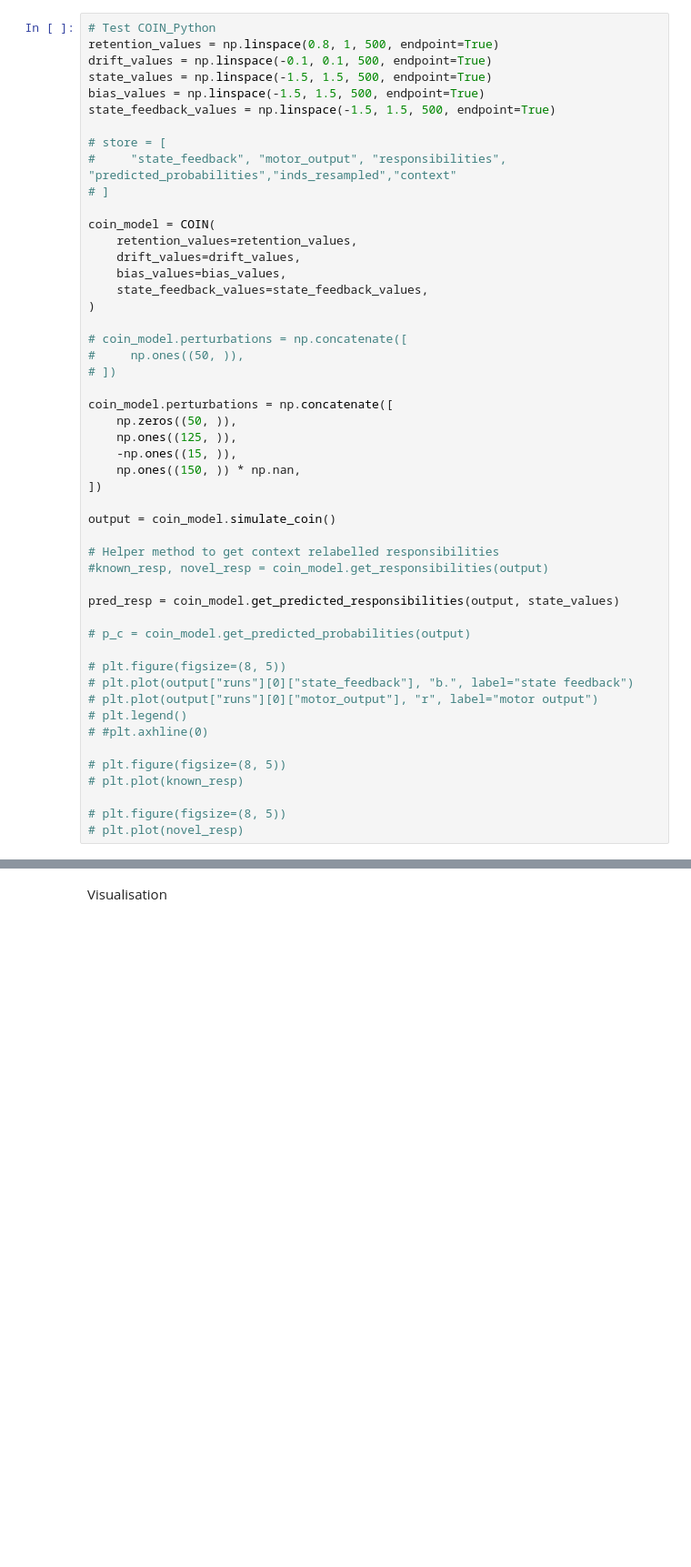
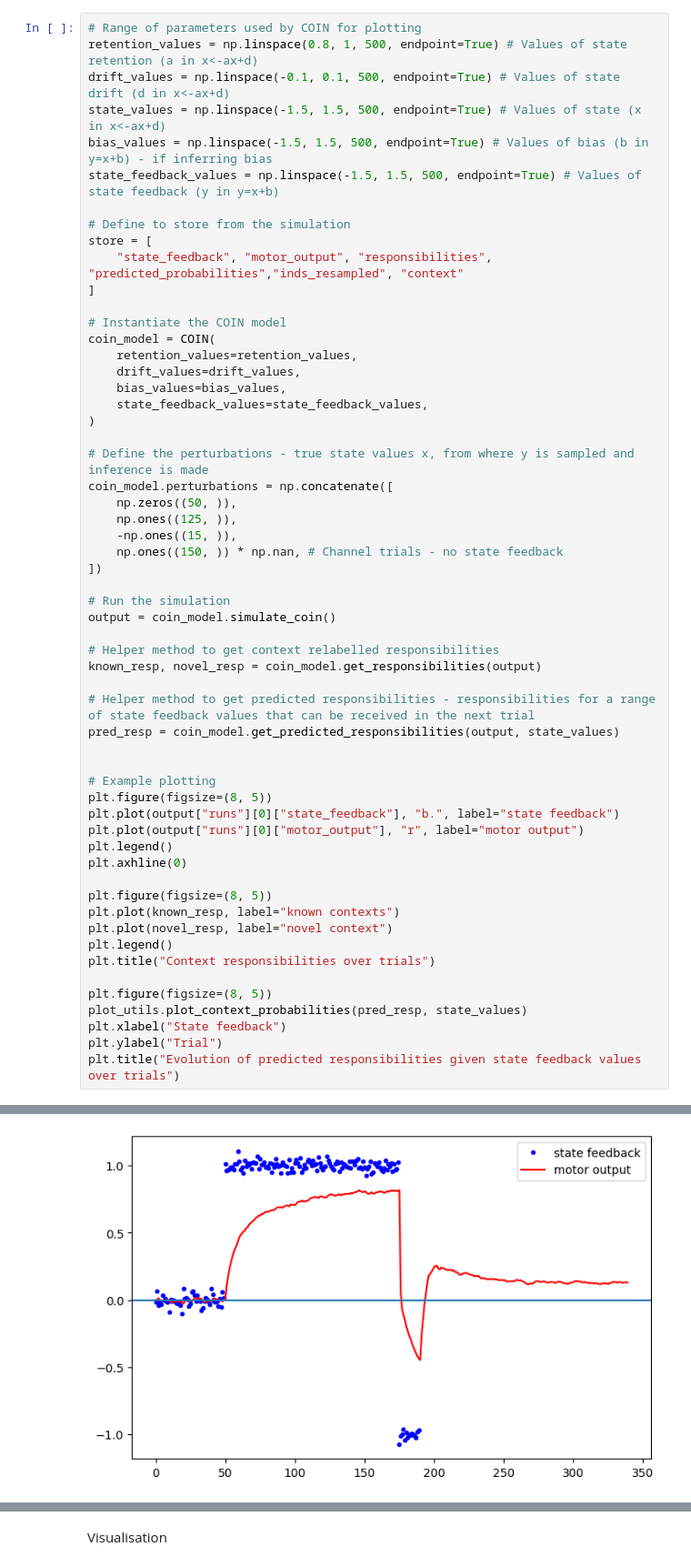
Before and after one commit to RichieRich2569/COINRL, a Jupyter notebook: basics.ipynb, the cells around one changed output, grey strips where cells are left out. Shown at 91% size. Drawn from its saved outputs; the diff is of its cells as text; blank space fills up the shorter version.

Commit message:
Update commenting on coin.py and basics.ipynb.

```diff
--- a/basics.ipynb
+++ b/basics.ipynb
@@ -13,15 +22,17 @@ import matplotlib.pyplot as plt
 # %%
-# Test COIN_Python
-retention_values = np.linspace(0.8, 1, 500, endpoint=True)
-drift_values = np.linspace(-0.1, 0.1, 500, endpoint=True)
-state_values = np.linspace(-1.5, 1.5, 500, endpoint=True)
-bias_values = np.linspace(-1.5, 1.5, 500, endpoint=True)
-state_feedback_values = np.linspace(-1.5, 1.5, 500, endpoint=True)
+# Range of parameters used by COIN for plotting
+retention_values = np.linspace(0.8, 1, 500, endpoint=True) # Values of state retention (a in x<-ax+d)
+drift_values = np.linspace(-0.1, 0.1, 500, endpoint=True) # Values of state drift (d in x<-ax+d)
+state_values = np.linspace(-1.5, 1.5, 500, endpoint=True) # Values of state (x in x<-ax+d)
+bias_values = np.linspace(-1.5, 1.5, 500, endpoint=True) # Values of bias (b in y=x+b) - if inferring bias
+state_feedback_values = np.linspace(-1.5, 1.5, 500, endpoint=True) # Values of state feedback (y in y=x+b)
 
-# store = [
-#     "state_feedback", "motor_output", "responsibilities", "predicted_probabilities","inds_resampled","context"
-# ]
+# Define to store from the simulation
+store = [
+    "state_feedback", "motor_output", "responsibilities", "predicted_probabilities","inds_resampled", "context"
+]
 
+# Instantiate the COIN model
 coin_model = COIN(
     retention_values=retention_values,
     drift_values=drift_values,
@@ -29,34 +40,40 @@ coin_model = COIN(
     state_feedback_values=state_feedback_values,
 )
 
-# coin_model.perturbations = np.concatenate([
-#     np.ones((50, )),
-# ])
-
+# Define the perturbations - true state values x, from where y is sampled and inference is made
 coin_model.perturbations = np.concatenate([
     np.zeros((50, )),
     np.ones((125, )),
     -np.ones((15, )),
-    np.ones((150, )) * np.nan,
+    np.ones((150, )) * np.nan, # Channel trials - no state feedback
 ])
 
+# Run the simulation
 output = coin_model.simulate_coin()
 
 # Helper method to get context relabelled responsibilities
-#known_resp, novel_resp = coin_model.get_responsibilities(output)
+known_resp, novel_resp = coin_model.get_responsibilities(output)
 
+# Helper method to get predicted responsibilities - responsibilities for a range of state feedback values that can be received in the next trial
 pred_resp = coin_model.get_predicted_responsibilities(output, state_values)
 
-# p_c = coin_model.get_predicted_probabilities(output)
 
-# plt.figure(figsize=(8, 5))
-# plt.plot(output["runs"][0]["state_feedback"], "b.", label="state feedback")
-# plt.plot(output["runs"][0]["motor_output"], "r", label="motor output")
-# plt.legend()
-# #plt.axhline(0)
+# Example plotting
+plt.figure(figsize=(8, 5))
+plt.plot(output["runs"][0]["state_feedback"], "b.", label="state feedback")
+plt.plot(output["runs"][0]["motor_output"], "r", label="motor output")
+plt.legend()
+plt.axhline(0)
 
-# plt.figure(figsize=(8, 5))
-# plt.plot(known_resp)
+plt.figure(figsize=(8, 5))
+plt.plot(known_resp, label="known contexts")
+plt.plot(novel_resp, label="novel context")
+plt.legend()
+plt.title("Context responsibilities over trials")
 
-# plt.figure(figsize=(8, 5))
-# plt.plot(novel_resp)
+plt.figure(figsize=(8, 5))
+plot_utils.plot_context_probabilities(pred_resp, state_values)
+plt.xlabel("State feedback")
+plt.ylabel("Trial")
+plt.title("Evolution of predicted responsibilities given state feedback values over trials")
+# %% [output]
@@ -62,0 +98 @@ pred_resp = coin_model.get_predicted_responsibilities(output, state_values)
+[figure, added]
```
Also changed, not shown: parts of 36 cells of this notebook, 2 other files.
